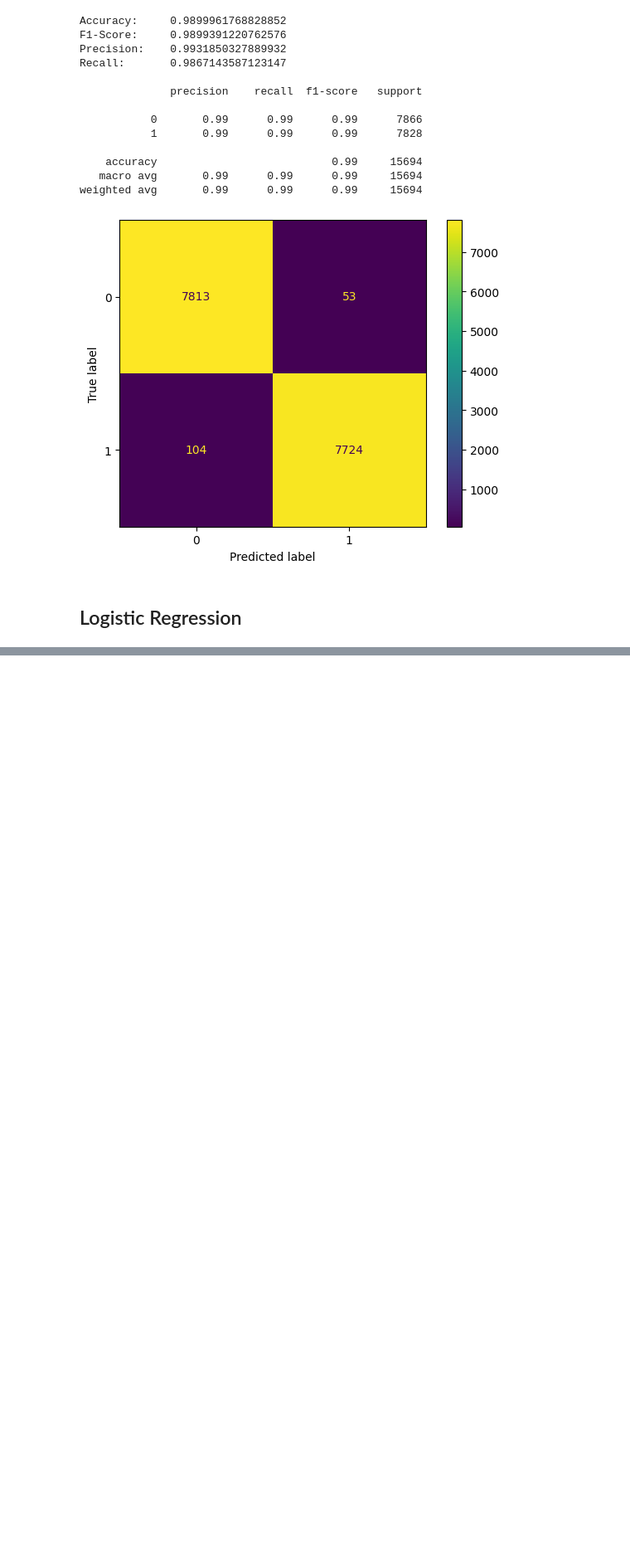
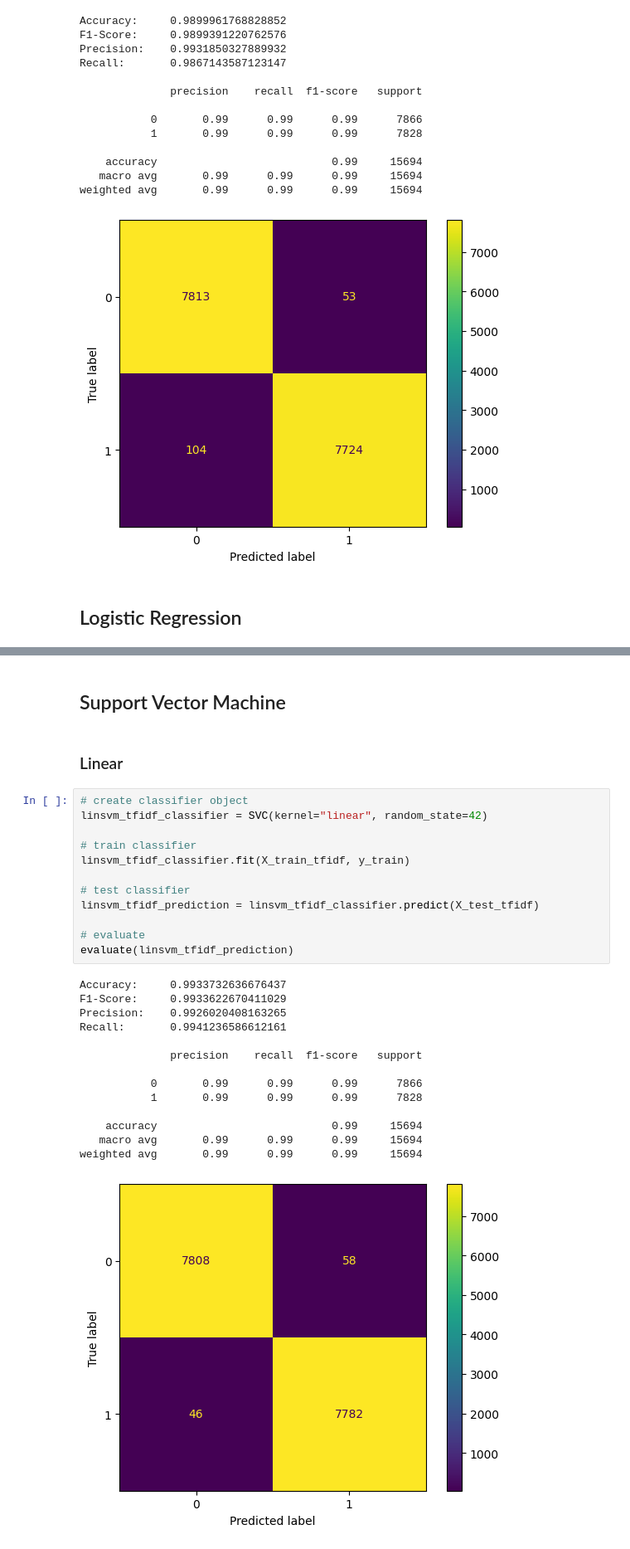
Before and after one commit to nikobiebl/Project-Work-2, a Jupyter notebook: code.ipynb, the cells around one changed output, grey strips where cells are left out. Shown at 83% size. Drawn from its saved outputs; the diff is of its cells as text; blank space fills up the shorter version.

Commit message:
updated structure, trained and tested more classifiers

```diff
--- a/code.ipynb
+++ b/code.ipynb
@@ -298,0 +300,31 @@ weighted avg       0.99      0.99      0.99     15694
+# %% [markdown]
+## Support Vector Machine
+# %% [markdown]
+### Linear
+# %%
+# create classifier object
+linsvm_tfidf_classifier = SVC(kernel="linear", random_state=42)
+
+# train classifier
+linsvm_tfidf_classifier.fit(X_train_tfidf, y_train)
+
+# test classifier
+linsvm_tfidf_prediction = linsvm_tfidf_classifier.predict(X_test_tfidf)
+
+# evaluate
+evaluate(linsvm_tfidf_prediction)
+# %% [output]
+Accuracy:     0.9933732636676437
+F1-Score:     0.9933622670411029
+Precision:    0.9926020408163265
+Recall:       0.9941236586612161
+
+              precision    recall  f1-score   support
+
+           0       0.99      0.99      0.99      7866
+           1       0.99      0.99      0.99      7828
+
+    accuracy                           0.99     15694
+   macro avg       0.99      0.99      0.99     15694
+weighted avg       0.99      0.99      0.99     15694
+[figure, added]
```
Also changed, not shown: parts of 9 cells of this notebook, 2 other files.
